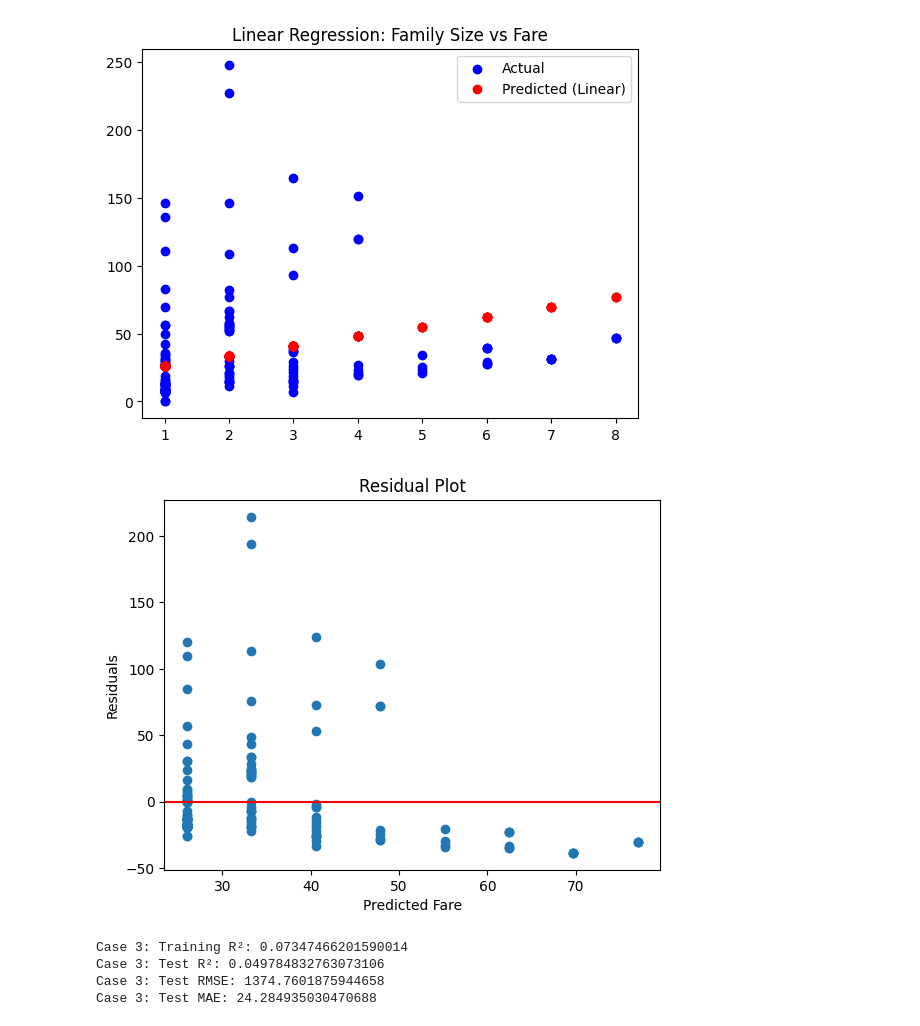
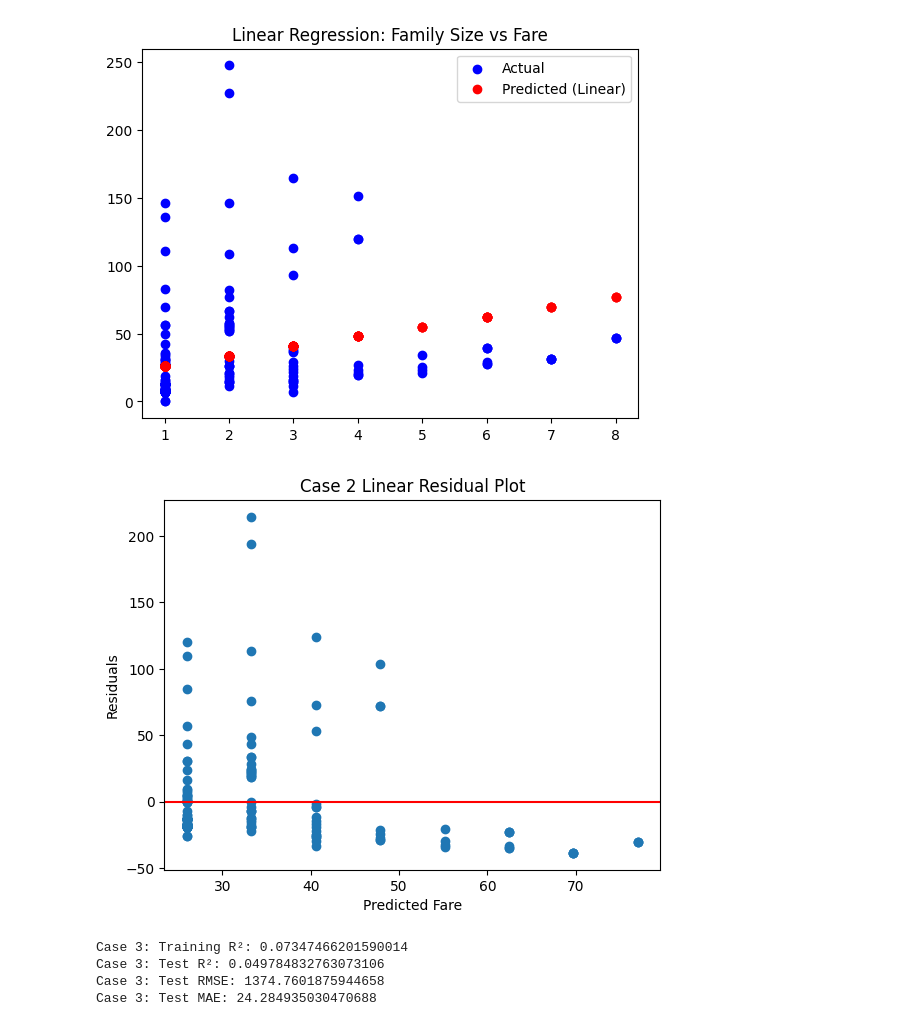
Before and after one commit to hrawp/applied-ml-hrawp, a Jupyter notebook: notebooks/project04/ml04__aaron.ipynb, the cells around one changed output. Cells and saved outputs as stored; diff of their text form; code cells hidden in the pictures.

```diff
--- a/notebooks/project04/ml04__aaron.ipynb
+++ b/notebooks/project04/ml04__aaron.ipynb
@@ -257,13 +257,13 @@ plt.show()
 # %%
 residuals = y2_test - y2_pred_test
 plt.scatter(y2_pred_test, residuals)
 plt.axhline(0, color='red')
 plt.xlabel("Predicted Fare")
 plt.ylabel("Residuals")
-plt.title("Residual Plot")
+plt.title("Case 2 Linear Residual Plot")
 plt.show()
 # %% [output]
-[figure, old version]
+[figure, new version]
 # %%
 print("Case 3: Training R²:", r2_score(y3_train, y3_pred_train))
 print("Case 3: Test R²:", r2_score(y3_test, y3_pred_test))
```
Also changed, not shown: parts of 11 cells of this notebook.
